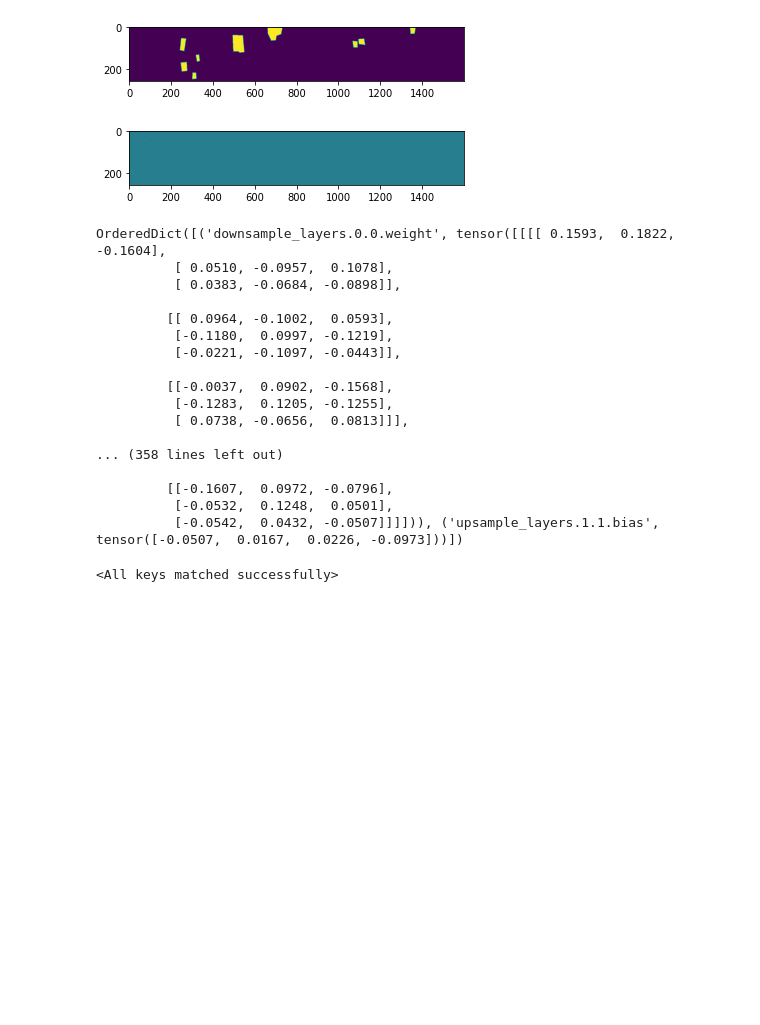
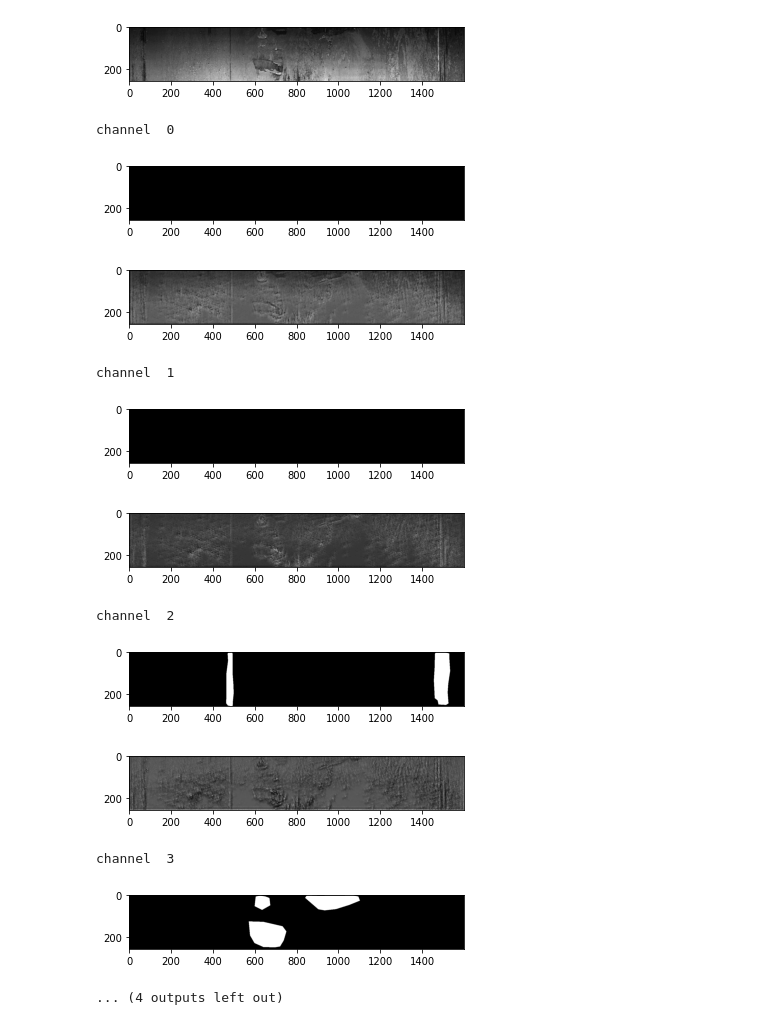
Before and after one commit to EganJ/CS4375Project, a Jupyter notebook: test_fcnn.ipynb, the cells around one changed output. Drawn from its saved outputs; the diff is of its cells as text; code cells hidden in the pictures; blank space fills up the shorter version.

```diff
--- a/test_fcnn.ipynb
+++ b/test_fcnn.ipynb
@@ -41,16 +38,13 @@ plt.close()
 # %%
-target_labels = y[0].detach()
-predicted_labels = y_pred[0].detach()
+img_ind = 2
+img = x[img_ind]
+target_labels = y[img_ind].detach()
+predicted_labels = y_pred[img_ind].detach()
 # %%
 def plot_img(arr):
-    arr = np.sum(np.array(arr), axis = 0)
+    if len(arr.shape) == 3 and arr.shape[0] > 1:
+        arr = np.sum(np.array(arr)[:4], axis = 0)
     plt.figure()
-    plt.imshow(arr)
+    plt.imshow(arr, cmap="gray")
     plt.show()
     plt.close()
-# %%
-plot_img(target_labels)
-plot_img(predicted_labels)
-# %% [output]
-[figure, removed]
-[figure, removed]
@@ -59,22 +51,20 @@ torch.save(network.state_dict(), "test_simple_fcnn.torch")
-# %%
-state_dict = torch.load("test_simple_fcnn.torch")
-network.load_state_dict(state_dict)
-# %% [output]
-OrderedDict([('downsample_layers.0.0.weight', tensor([[[[ 0.1593,  0.1822, -0.1604],
-          [ 0.0510, -0.0957,  0.1078],
-          [ 0.0383, -0.0684, -0.0898]],
-
-         [[ 0.0964, -0.1002,  0.0593],
-          [-0.1180,  0.0997, -0.1219],
-          [-0.0221, -0.1097, -0.0443]],
-
-         [[-0.0037,  0.0902, -0.1568],
-          [-0.1283,  0.1205, -0.1255],
-          [ 0.0738, -0.0656,  0.0813]]],
-
-... (358 lines left out)
-
-         [[-0.1607,  0.0972, -0.0796],
-          [-0.0532,  0.1248,  0.0501],
-          [-0.0542,  0.0432, -0.0507]]]])), ('upsample_layers.1.1.bias', tensor([-0.0507,  0.0167,  0.0226, -0.0973]))])
-<All keys matched successfully>
+# %%
+plot_img(img)
+for channel in range(5):
+    print("channel ", channel)
+    plot_img(target_labels[channel])
+    plot_img(predicted_labels[channel])
+# %% [output]
+[figure, added]
+channel  0
+[figure, added]
+[figure, added]
+channel  1
+[figure, added]
+[figure, added]
+channel  2
+[figure, added]
+[figure, added]
+channel  3
+[figure, added]
+... (4 outputs left out)
```
Also changed, not shown: parts of 7 cells of this notebook.
